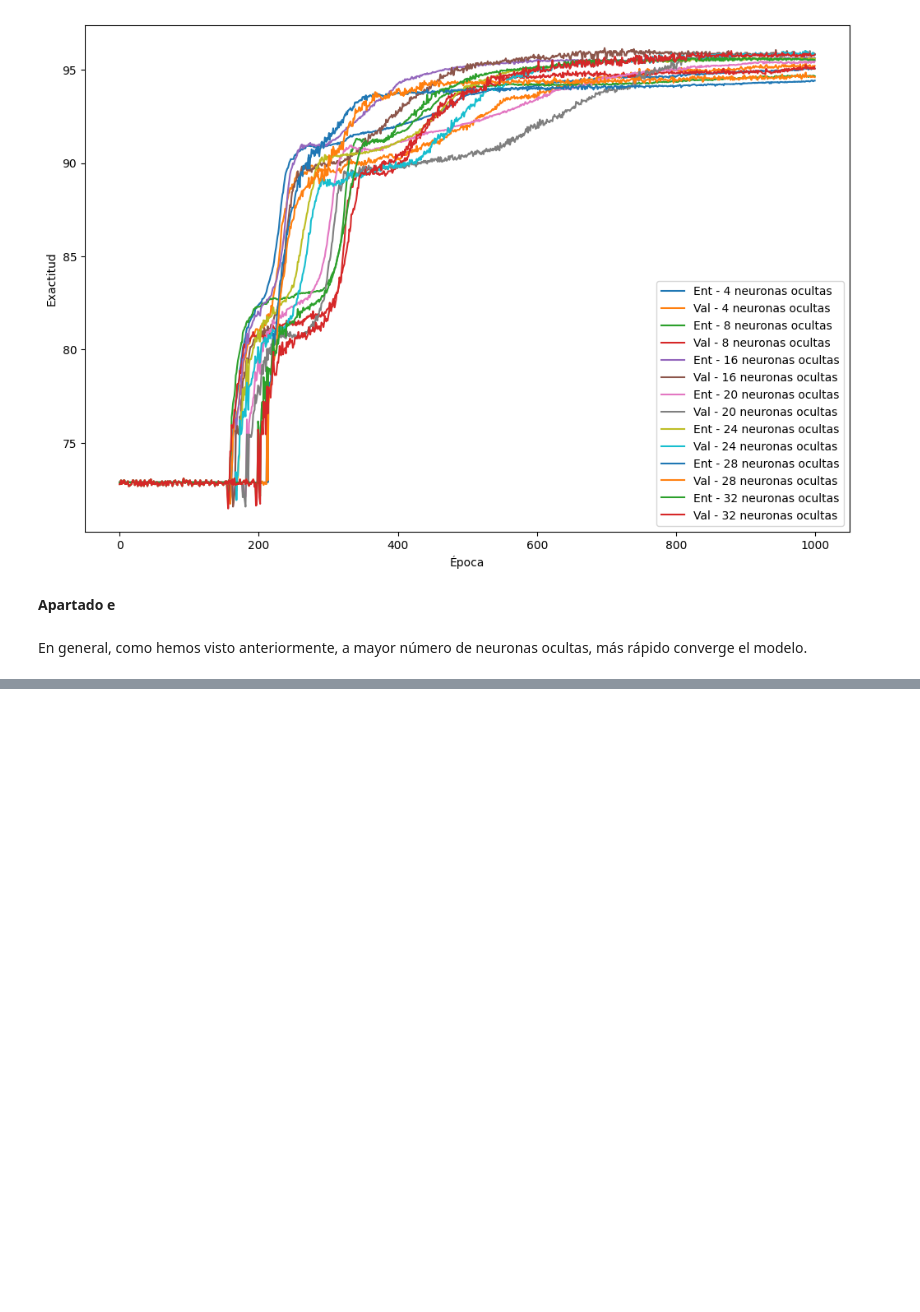
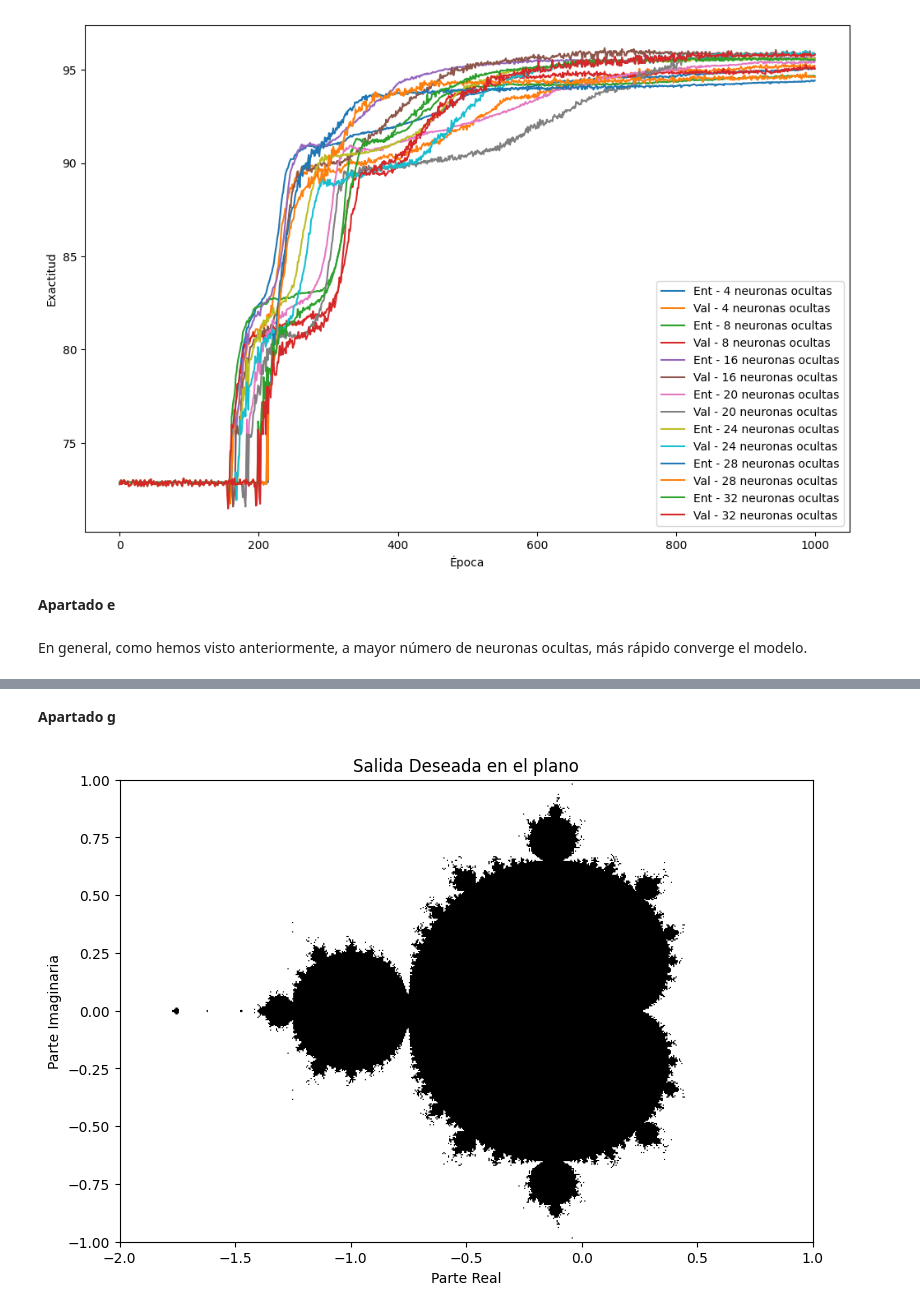
Before and after one commit to rubengamarro/practicas_aprendizaje_no_supervisado, a Jupyter notebook: 3_Redes_multicapa.ipynb, the cells around one changed output, grey strips where cells are left out. Saved outputs shown, nothing was run; the diff lists cells and outputs as text; code cells hidden in the pictures; blank space fills up the shorter version.

```diff
--- a/3_Redes_multicapa.ipynb
+++ b/3_Redes_multicapa.ipynb
@@ -1166,0 +1195,19 @@ En general, como hemos visto anteriormente, a mayor número de neuronas ocultas,
+# %% [markdown]
+**Apartado g**
+# %%
+#Obtenemos la salida deseada para cada punto de la cuadrícula
+ground_truth_grid = np.zeros((grid_points.shape[0],), dtype=int)
+for i in range(grid_points.shape[0]):
+    ground_truth_grid[i] = mandelbrot_point(grid_points[i, 0], grid_points[i, 1]) > 0.5
+
+ground_truth_matrix = ground_truth_grid.reshape(num_b, num_a)
+
+#Dibujamos la salida deseada
+plt.figure(figsize=(10, 6))
+plt.imshow(ground_truth_matrix, origin='lower', extent=[start_a, end_a, start_b, end_b], cmap='gray')
+plt.title('Salida Deseada en el plano')
+plt.xlabel('Parte Real')
+plt.ylabel('Parte Imaginaria')
+plt.show()
+# %% [output]
+[figure, added]
```
Also changed, not shown: parts of 4 cells of this notebook.
